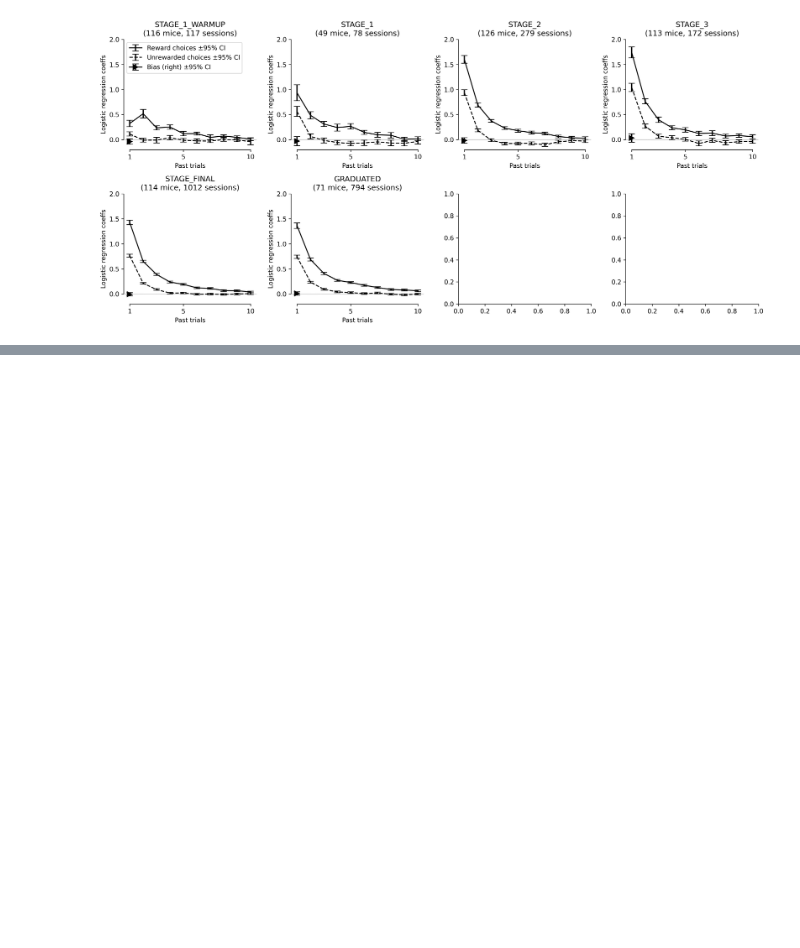
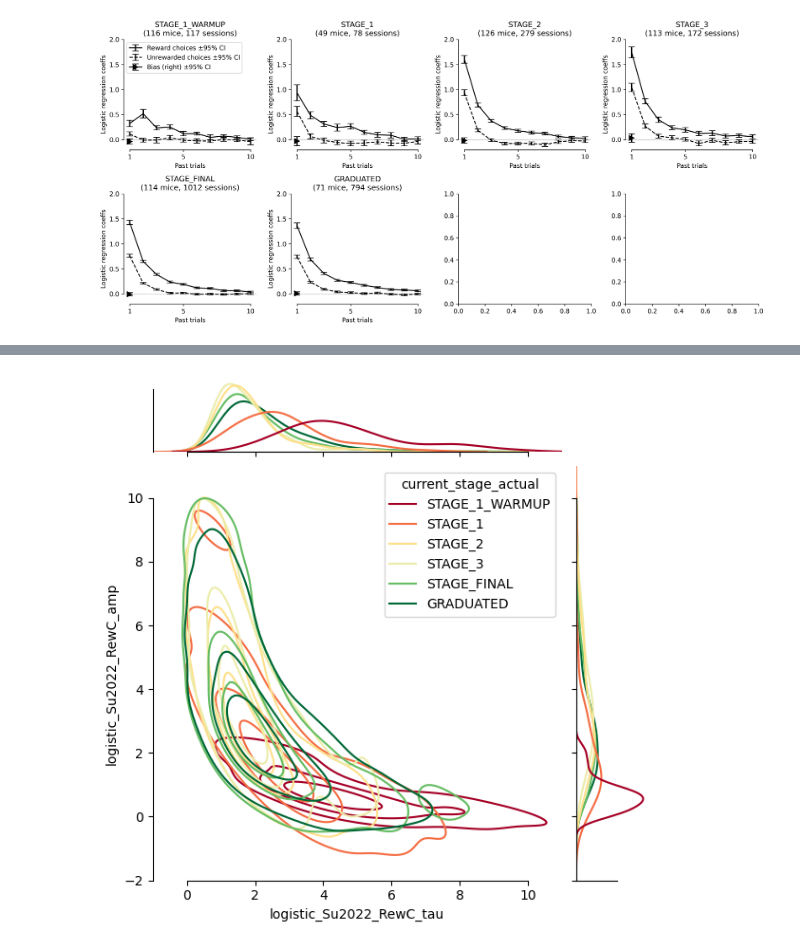
Before and after one commit to AllenNeuralDynamics/aind-dynamic-foraging-population-analysis, a Jupyter notebook: notebooks/demo_logistic_regression.ipynb, the cells around one changed output, grey strips where cells are left out. Drawn from its saved outputs; the diff is of its cells as text; code cells hidden in the pictures; blank space fills up the shorter version.

Commit message:
feat: add 2-d logistic regression plot

```diff
--- a/notebooks/demo_logistic_regression.ipynb
+++ b/notebooks/demo_logistic_regression.ipynb
@@ -255,0 +257,25 @@ fig.savefig("logistic_regression_distribution_over_time.svg")
+# %%
+sns.jointplot(
+    data=df_session.query(
+        "curriculum_name == 'Uncoupled Baiting'"
+        " and curriculum_version_group == 'v3'"
+        " and logistic_Su2022_score_mean >= 0.7"
+        " and finished_trials >= 200"
+        #" and abs(logistic_Su2022_bias) < 1"
+        " and logistic_Su2022_RewC_tau < 14.9"  # Exclude fitting ths hit the bound
+        " and logistic_Su2022_RewC_amp < 9.9"),
+    x="logistic_Su2022_RewC_tau",
+    y="logistic_Su2022_RewC_amp",
+    xlim=(-1, 11),
+    ylim=(-2, 11),
+    hue="current_stage_actual",
+    kind="kde",
+    marginal_kws=dict(common_norm=False),
+    joint_kws=dict(common_norm=False, levels=4),
+    hue_order=STAGE_ORDER,
+    palette=stage_color_mapper,
+)
+sns.despine(trim=True)
+plt.savefig("logistic_regression_tau_amp.svg")
+# %% [output]
+[figure, added]
```
Also changed, not shown: parts of 4 cells of this notebook.
